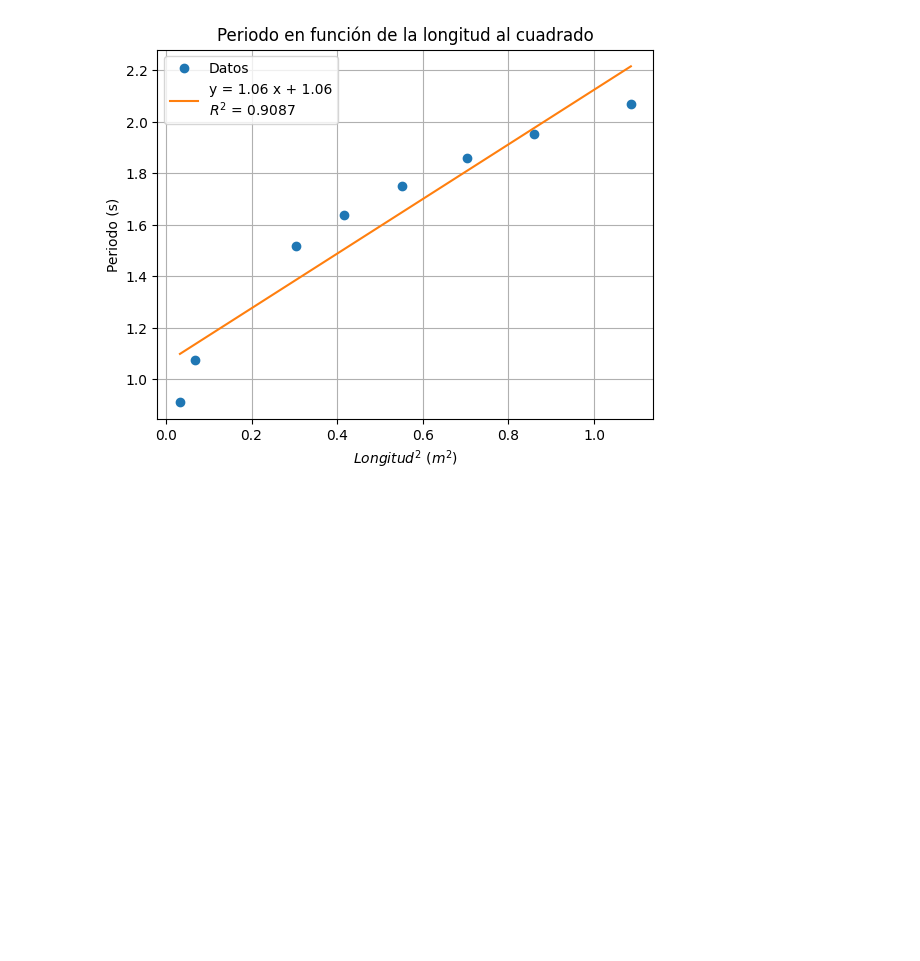
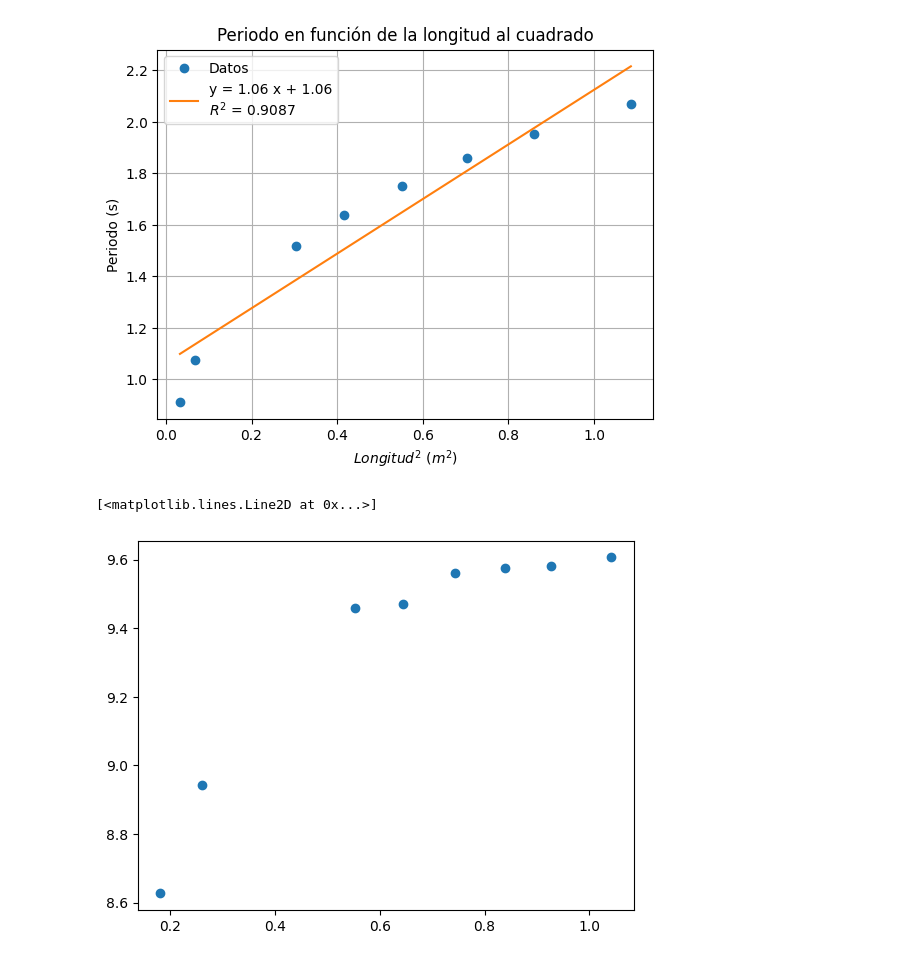
Before and after one commit to LecJackS/Mecanica-y-Termodinamica-2024-1C, a Jupyter notebook: Laboratorios/Labo03-04/Labo02.ipynb, the cells around one changed output. Saved outputs shown, nothing was run; the diff lists cells and outputs as text; code cells hidden in the pictures; blank space fills up the shorter version.

```diff
--- a/Laboratorios/Labo03-04/Labo02.ipynb
+++ b/Laboratorios/Labo03-04/Labo02.ipynb
@@ -355,3 +358,13 @@ m = 1.0611 +- 1.0171
 b = 1.0635 +- 0.6216
 R2 = 0.9087
 [figure]
+# %%
+# g = (2*np.pi / T)^2 * L
+
+g = (2*np.pi / np.array(periodos))**2 * np.array(longitudes)
+
+plt.plot(longitudes, g, 'o', label='Datos')
+plt.axhline(y=9.79687, color='r', linestyle='-', label='Valor real')
+# %% [output]
+[<matplotlib.lines.Line2D at 0x...>]
+[figure, added]
```
Also changed, not shown: parts of 3 cells of this notebook.
